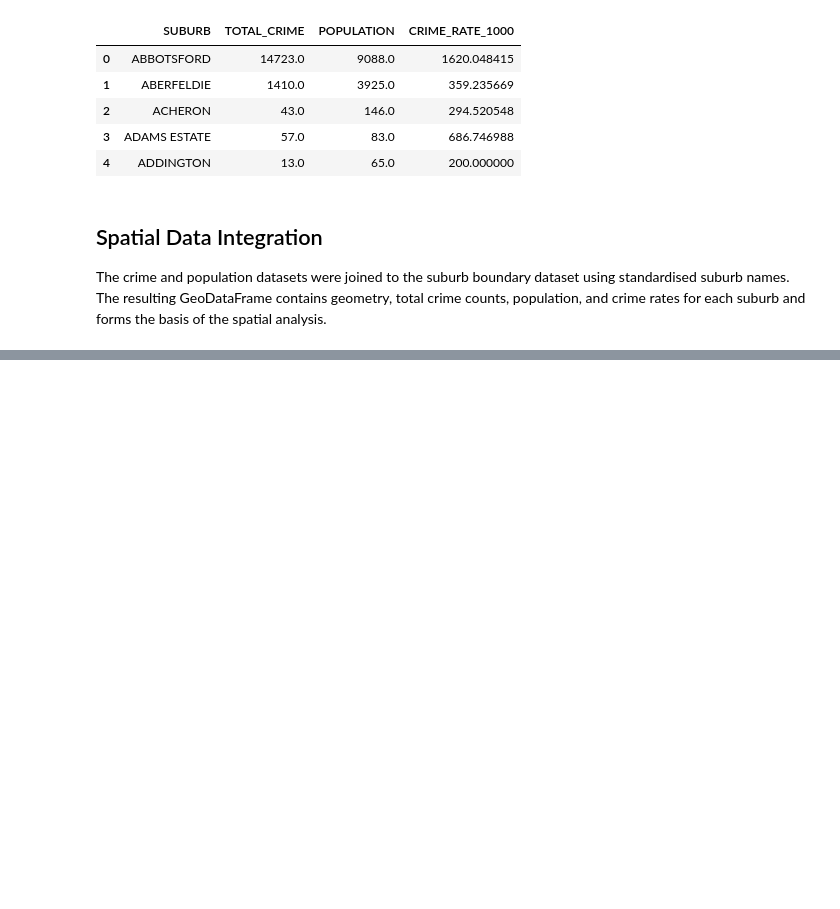
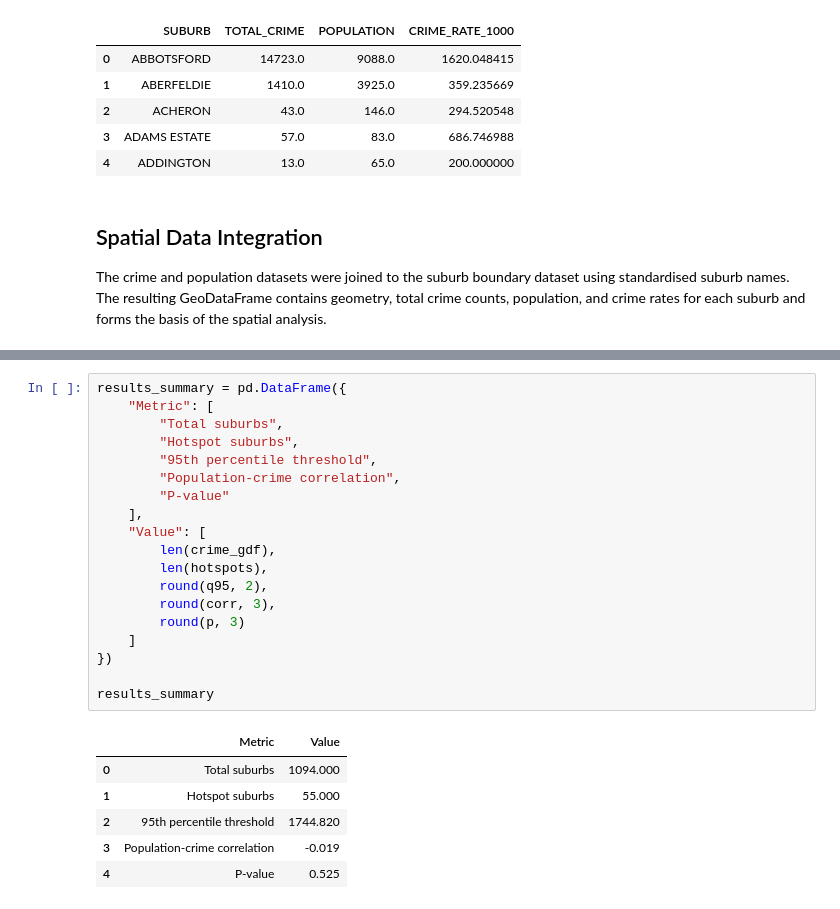
Before and after one commit to University-of-Tasmania-GPSS/AT3_Group10_2026, a Jupyter notebook: AT3.ipynb, the cells around one changed output, grey strips where cells are left out. Drawn from its saved outputs; the diff is of its cells as text; blank space fills up the shorter version.

```diff
--- a/AT3.ipynb
+++ b/AT3.ipynb
@@ -294,0 +387,26 @@ crime_gdf.head()
+# %%
+results_summary = pd.DataFrame({
+    "Metric": [
+        "Total suburbs",
+        "Hotspot suburbs",
+        "95th percentile threshold",
+        "Population-crime correlation",
+        "P-value"
+    ],
+    "Value": [
+        len(crime_gdf),
+        len(hotspots),
+        round(q95, 2),
+        round(corr, 3),
+        round(p, 3)
+    ]
+})
+
+results_summary
+# %% [output]
+|  | Metric | Value |
+| 0 | Total suburbs | 1094.000 |
+| 1 | Hotspot suburbs | 55.000 |
+| 2 | 95th percentile threshold | 1744.820 |
+| 3 | Population-crime correlation | -0.019 |
+| 4 | P-value | 0.525 |
```
Also changed, not shown: parts of 12 cells of this notebook.
